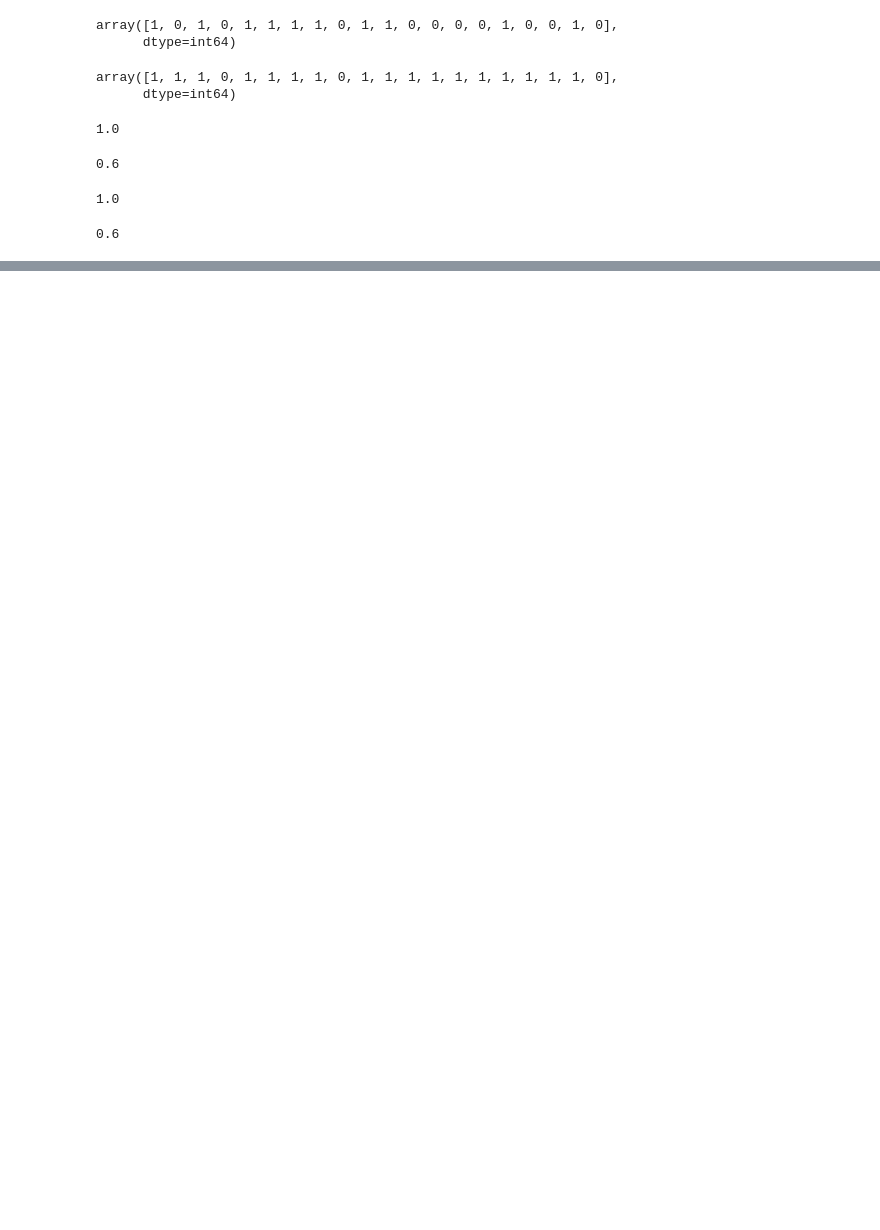
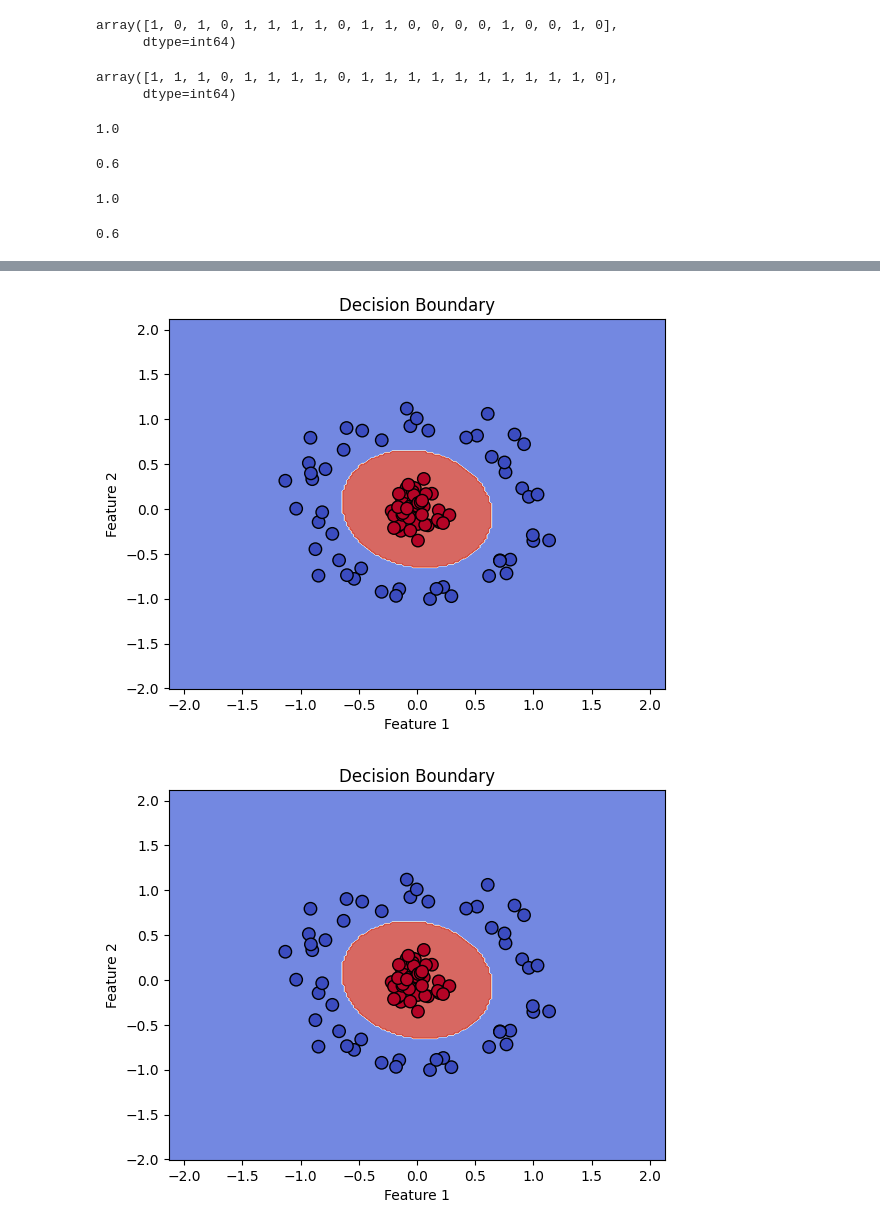
Before and after one commit to sankar0453/complete-machine-learning, a Jupyter notebook: svm_kernals_svm_regressor.ipynb, the cells around one changed output, grey strips where cells are left out. Saved outputs shown, nothing was run; the diff lists cells and outputs as text; code cells hidden in the pictures; blank space fills up the shorter version.

```diff
--- a/svm_kernals_svm_regressor.ipynb
+++ b/svm_kernals_svm_regressor.ipynb
@@ -126,0 +166,5 @@ accuracy_score(y_test, y_pred4)
+# %%
+plot_decision_boundary(classsifier4,X,y)
+# %% [output]
+[figure, added]
+[figure, added]
```
Also changed, not shown: parts of 10 cells of this notebook.
